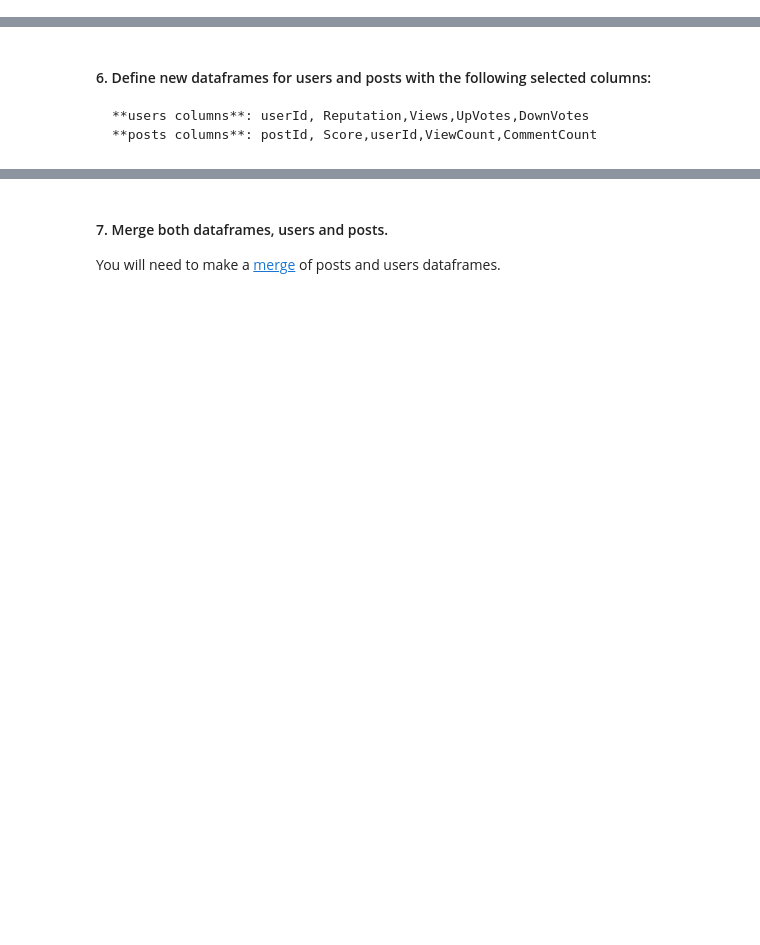
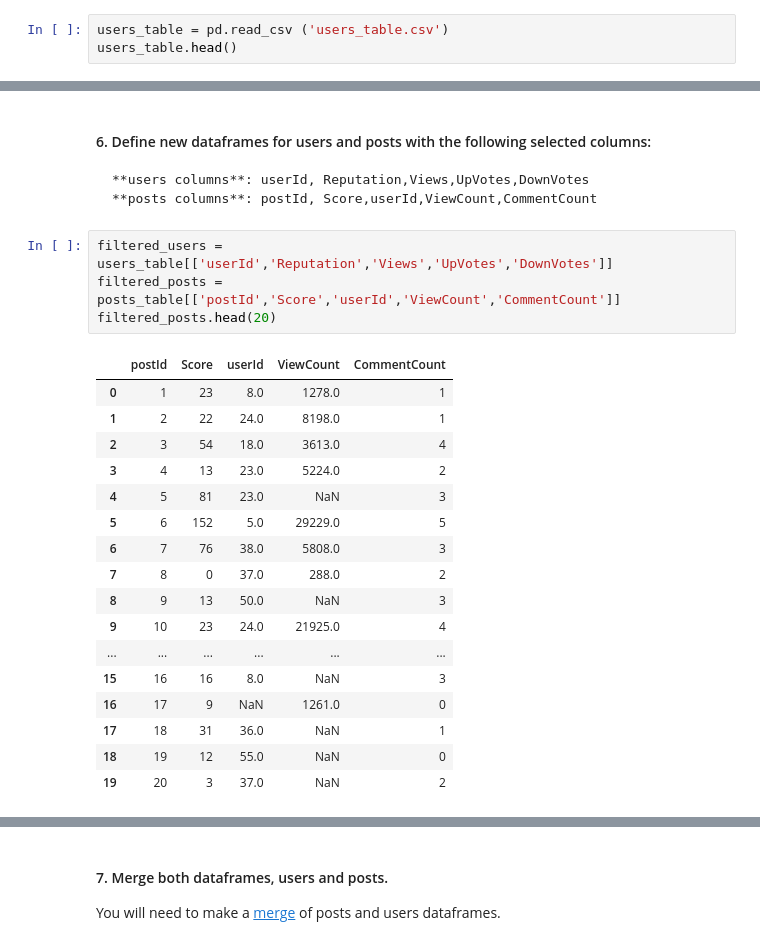
Before and after one commit to ta-data-lis/lab-data-cleaning, a Jupyter notebook: your-code/main.ipynb, the cells around one changed output, grey strips where cells are left out. Cells and saved outputs as stored; diff of their text form; blank space fills up the shorter version.

```diff
--- a/your-code/main.ipynb
+++ b/your-code/main.ipynb
@@ -3,2 +5,5 @@
 # %% [markdown]
 #### 2. Import users table:
+# %%
+users_table = pd.read_csv ('users_table.csv')
+users_table.head()
@@ -12,3 +56,25 @@
 #### 6. Define new dataframes for users and posts with the following selected columns:
     **users columns**: userId, Reputation,Views,UpVotes,DownVotes
     **posts columns**: postId, Score,userId,ViewCount,CommentCount
+# %%
+filtered_users = users_table[['userId','Reputation','Views','UpVotes','DownVotes']]
+filtered_posts = posts_table[['postId','Score','userId','ViewCount','CommentCount']]
+filtered_posts.head(20)
+# %% [output]
+|  | postId | Score | userId | ViewCount | CommentCount |
+| 0 | 1 | 23 | 8.0 | 1278.0 | 1 |
+| 1 | 2 | 22 | 24.0 | 8198.0 | 1 |
+| 2 | 3 | 54 | 18.0 | 3613.0 | 4 |
+| 3 | 4 | 13 | 23.0 | 5224.0 | 2 |
+| 4 | 5 | 81 | 23.0 | NaN | 3 |
+| 5 | 6 | 152 | 5.0 | 29229.0 | 5 |
+| 6 | 7 | 76 | 38.0 | 5808.0 | 3 |
+| 7 | 8 | 0 | 37.0 | 288.0 | 2 |
+| 8 | 9 | 13 | 50.0 | NaN | 3 |
+| 9 | 10 | 23 | 24.0 | 21925.0 | 4 |
+| ... | ... | ... | ... | ... | ... |
+| 15 | 16 | 16 | 8.0 | NaN | 3 |
+| 16 | 17 | 9 | NaN | 1261.0 | 0 |
+| 17 | 18 | 31 | 36.0 | NaN | 1 |
+| 18 | 19 | 12 | 55.0 | NaN | 0 |
+| 19 | 20 | 3 | 37.0 | NaN | 2 |
```
Also changed, not shown: parts of 10 cells of this notebook.
